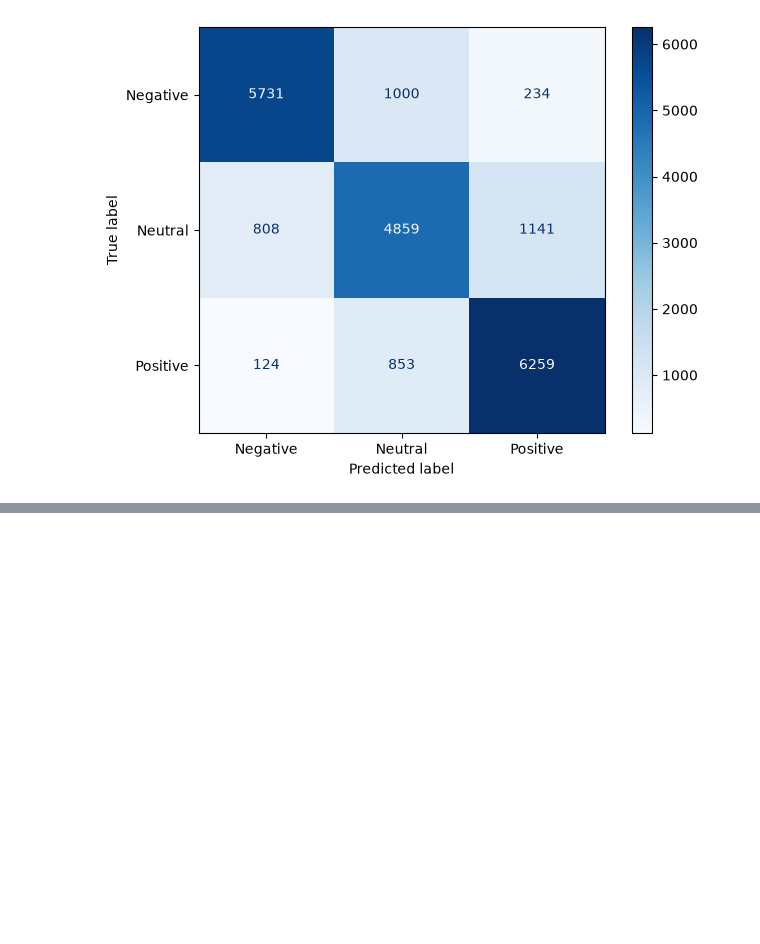
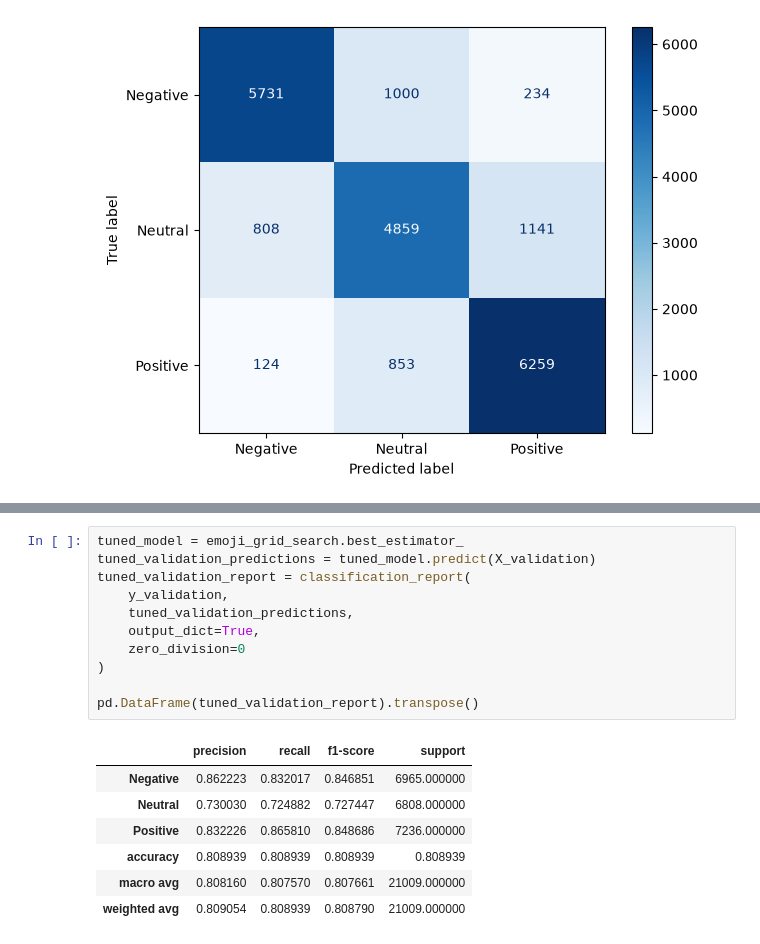
Before and after one commit to barisakk00/tfidf-turkish-analysis, a Jupyter notebook: notebooks/turkish_sentiment_analysis.ipynb, the cells around one changed output, grey strips where cells are left out. Drawn from its saved outputs; the diff is of its cells as text; blank space fills up the shorter version.

```diff
--- a/notebooks/turkish_sentiment_analysis.ipynb
+++ b/notebooks/turkish_sentiment_analysis.ipynb
@@ -265,0 +519,19 @@ plt.show()
+# %%
+tuned_model = emoji_grid_search.best_estimator_
+tuned_validation_predictions = tuned_model.predict(X_validation)
+tuned_validation_report = classification_report(
+    y_validation,
+    tuned_validation_predictions,
+    output_dict=True,
+    zero_division=0
+)
+
+pd.DataFrame(tuned_validation_report).transpose()
+# %% [output]
+|  | precision | recall | f1-score | support |
+| Negative | 0.862223 | 0.832017 | 0.846851 | 6965.000000 |
+| Neutral | 0.730030 | 0.724882 | 0.727447 | 6808.000000 |
+| Positive | 0.832226 | 0.865810 | 0.848686 | 7236.000000 |
+| accuracy | 0.808939 | 0.808939 | 0.808939 | 0.808939 |
+| macro avg | 0.808160 | 0.807570 | 0.807661 | 21009.000000 |
+| weighted avg | 0.809054 | 0.808939 | 0.808790 | 21009.000000 |
```
Also changed, not shown: parts of 23 cells of this notebook, 7 other files.
